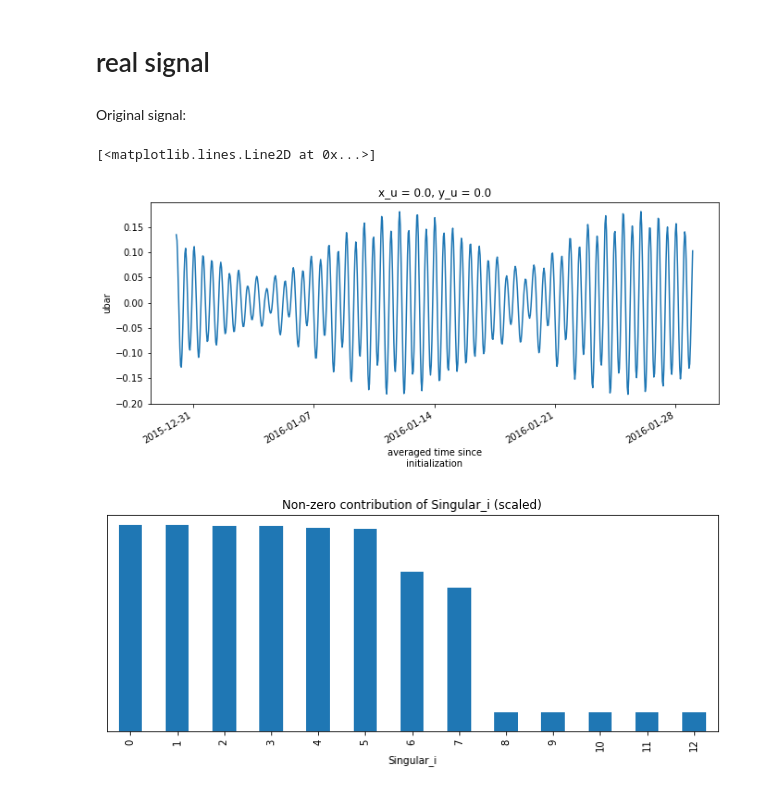
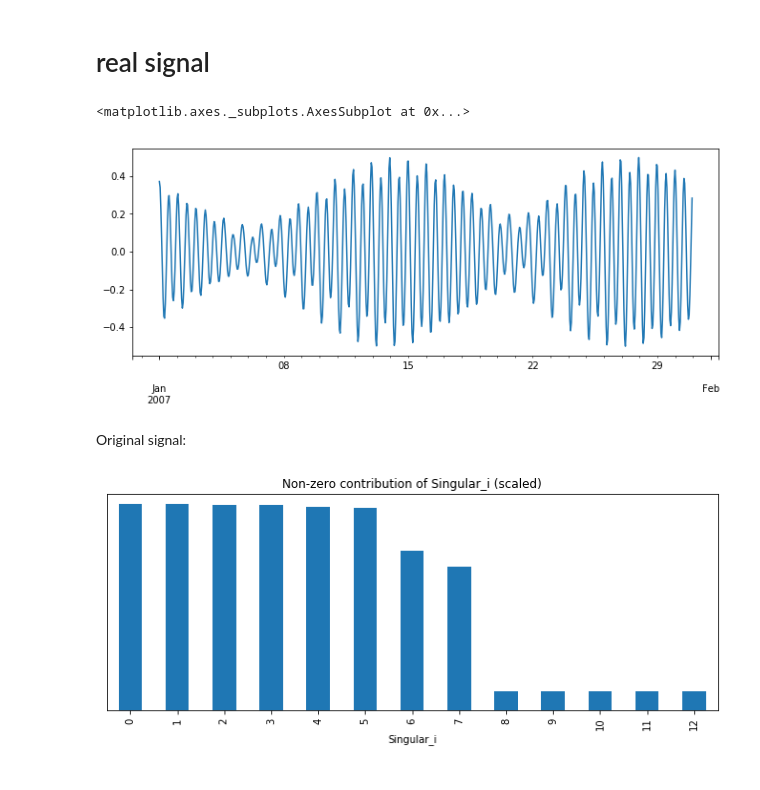
Before and after one commit to kuechenrole/antarctic_melting, a Jupyter notebook: notebooks/TCD/SSA.ipynb, the cells around one changed output. Drawn from its saved outputs; the diff is of its cells as text; code cells hidden in the pictures.

```diff
--- a/notebooks/TCD/SSA.ipynb
+++ b/notebooks/TCD/SSA.ipynb
@@ -162,20 +162,19 @@ ts_copy2.plot(y=['Pure','Reconstruction'],title='Original vs. Reconstructed Time
 # %%
 file_path = os.path.join(raw_dir,'scratch','waom4_hr','ocean_avg_0010.nc')
 tides = xr.open_dataset(file_path,chunks={'xi_rho':75,'eta_rho':75})
 grid_path = os.path.join(int_dir,'grd4_dV.nc')
 grd = xr.open_dataset(grid_path)
 
 signal = tides.ubar[:,800,500]
+signal = ((signal - signal.min())/(signal.max()-signal.min()))
 signal = signal - signal.mean('ocean_time')
 #signal = detrend(signal)
 
 ts = pd.Series(signal, index=pd.date_range("2007",freq='H',periods=np.size(signal)))
-ssa = mySSA(ts)
+ts.plot()
+# %% [output]
+<matplotlib.axes._subplots.AxesSubplot at 0x...>
+[figure, added]
 # %% [markdown]
 Original signal:
-# %%
-signal.plot()
-# %% [output]
-[<matplotlib.lines.Line2D at 0x...>]
-[figure, removed]
 # %%
```
Also changed, not shown: parts of 4 cells of this notebook.
